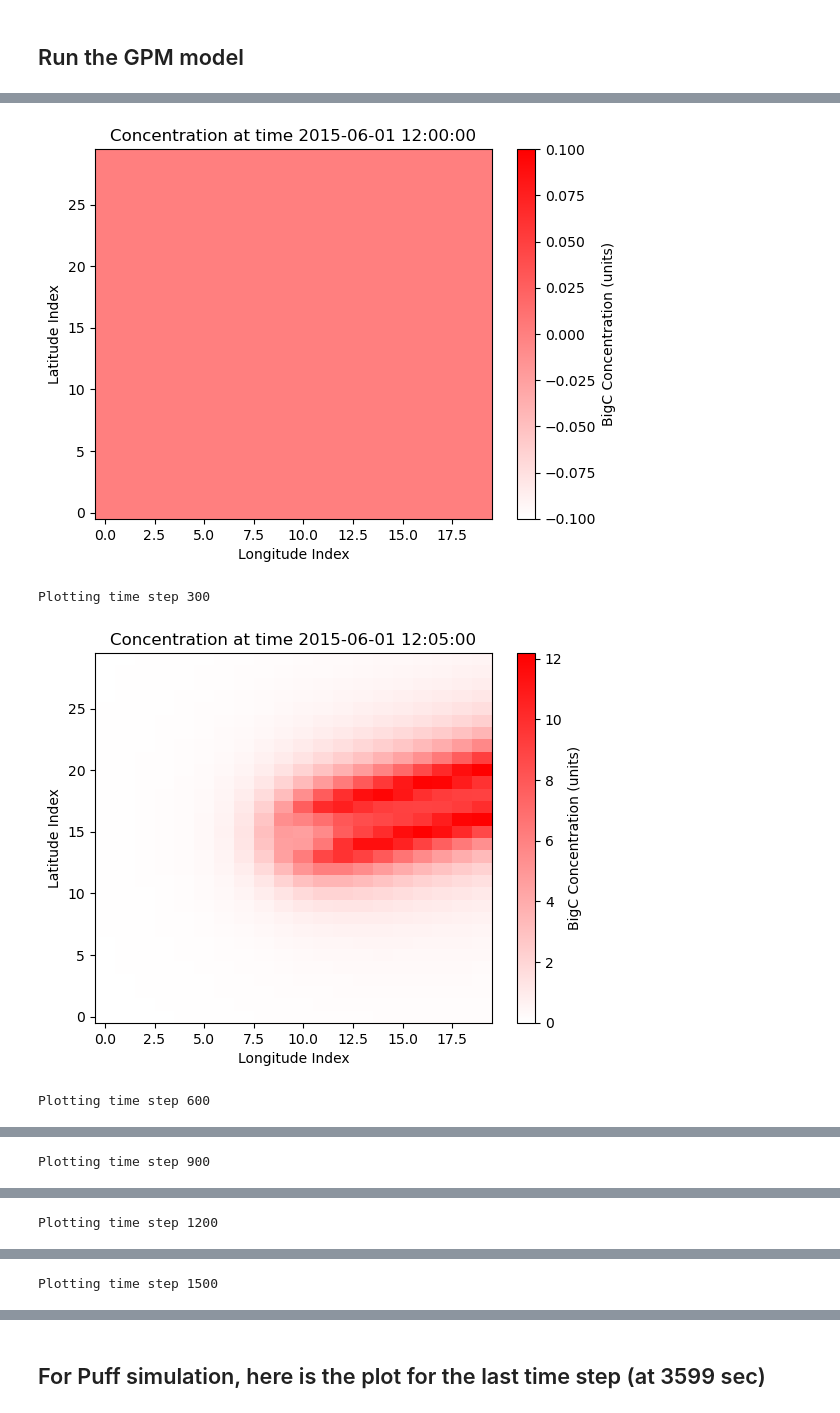
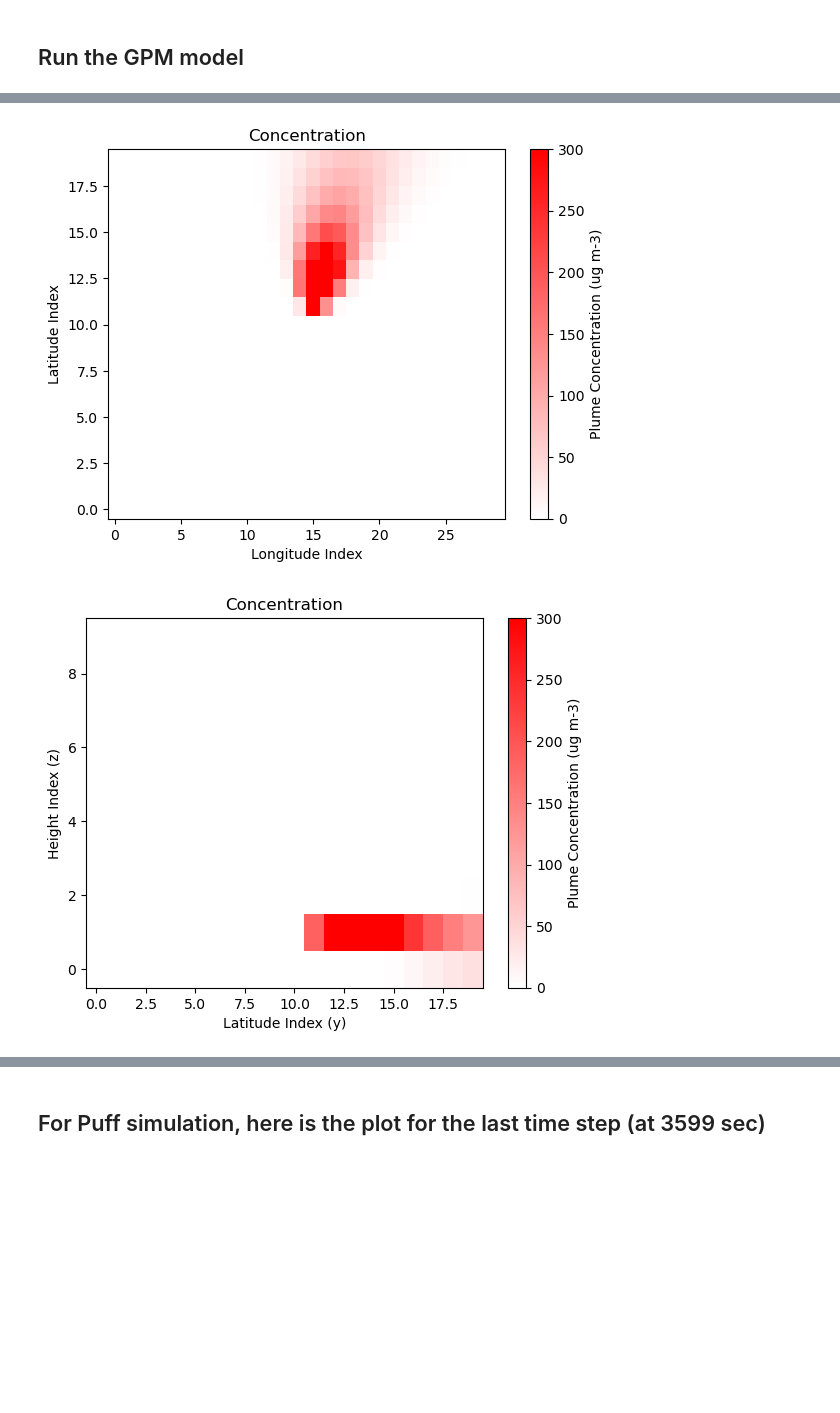
Before and after one commit to yunhal/CH4_dispersion, a Jupyter notebook: code/main.ipynb, the cells around one changed output, grey strips where cells are left out. Drawn from its saved outputs; the diff is of its cells as text; code cells hidden in the pictures; blank space fills up the shorter version.

Commit message:
add y-z plot

```diff
--- a/code/main.ipynb
+++ b/code/main.ipynb
@@ -104,12 +104,12 @@ source_locs = pd.DataFrame({
 # Define the size of the simulation domain
 area_size = 100  # domain size in meters
 height_levels = 100 # domain heigh in meters
-dt = 1  # sec
+dt = 60  # sec
 emission_rate = 0.1  # kg/s
 
 # Set which model to use
-GAUSSIAN_PUFF = True
-GAUSSIAN_PLUME = False
+GAUSSIAN_PUFF = False
+GAUSSIAN_PLUME = True
 
 # Determine the simulation duration using chunk_size and n_chunk (for multiprocessing)
 chunk_size = 10  # Number of minutes in each chunk
@@ -140,17 +140,37 @@ for s, row in source_locs.iterrows():
     data['time'] = pd.to_datetime(data['time'])
     data.set_index('time', inplace=True)
 
-    # Resample the data to hourly from 3-hourly data
-    hourly_data = data.resample('1h').mean()
-    hourly_data = hourly_data.interpolate(method='linear')
+    # Resample the data to 1-minute intervals from 3-hourly data
+    minute_data = data.resample('1min').mean()
+    minute_data = minute_data.interpolate(method='linear')
 
-    # Filter the data between start_time and end_time
-    filtered_data = hourly_data[start_time:end_time]
-    resampled_data = filtered_data.resample(f'{dt}s').mean()
-    resampled_data = resampled_data.interpolate(method='linear')
+    if (GAUSSIAN_PUFF):
+        # Filter the data between start_time and end_time
+        filtered_data = minute_data[start_time:end_time]
 
-    # Remove the last timestamp to make round number for multi-processing (3600 instead of 3601)
-    resampled_data = resampled_data[:-1]
+        print("filtered_data:", filtered_data.head())
+        print("filtered_data:", len(filtered_data))
+
+        resampled_data = filtered_data.resample(f'{dt}s').mean()
+        resampled_data = resampled_data.interpolate(method='linear')
+
+        # Remove the last timestamp to make round number for multi-processing (3600 instead of 3601)
+        resampled_data = resampled_data[:-1]
+
+    elif (GAUSSIAN_PLUME):
+
+        # Filter the data between start_time and end_time
+        end_time = start_time +timedelta(seconds=dt)
+        print(f"The end time of the Plume simulation will be: {end_time}")
+
+        filtered_data = minute_data[start_time:end_time]
+
+        print("filtered_data:", filtered_data.head())
+        print("filtered_data:", len(filtered_data))
+
+        resampled_data = filtered_data.resample(f'{dt}s').mean()
+        resampled_data = resampled_data.interpolate(method='linear')
+
 
     print("Interpolated weather data:", resampled_data.head())
     print("Interpolated weather data:", len(resampled_data))
@@ -183,6 +203,11 @@ for s, row in source_locs.iterrows():
 
         plot_2d_concentration_from_df(df_resampled_big_C)
     elif (GAUSSIAN_PLUME):
+
+        # Rough time estimate for the plume to reach steady state given the condition
+        rough_steady_state_time = area_size/2/np.sqrt(resampled_data['u_wind'].mean()**2 + resampled_data['v_wind'].mean() **2)
+        print(f"This plume will reach to the steady state approximately {rough_steady_state_time} second")
+
         conc = simulate_plume_concentration(source_x, source_y, source_z, grid_x, grid_y, grid_z, resampled_data,  emission_rate, times)
         plot_2d_plume_concentration(conc)
 
@@ -233,4 +258,2 @@ Plotting time step 0
-[figure, old version]
+[figure, new version]
-Plotting time step 300
-[figure, old version]
+[figure, new version]
-Plotting time step 600
@@ -238 +259,0 @@ Plotting time step 600
-Plotting time step 900
@@ -240 +259,0 @@ Plotting time step 900
-Plotting time step 1200
@@ -242 +259,0 @@ Plotting time step 1200
-Plotting time step 1500
```
Also changed, not shown: parts of 3 cells of this notebook, 1 other file.
